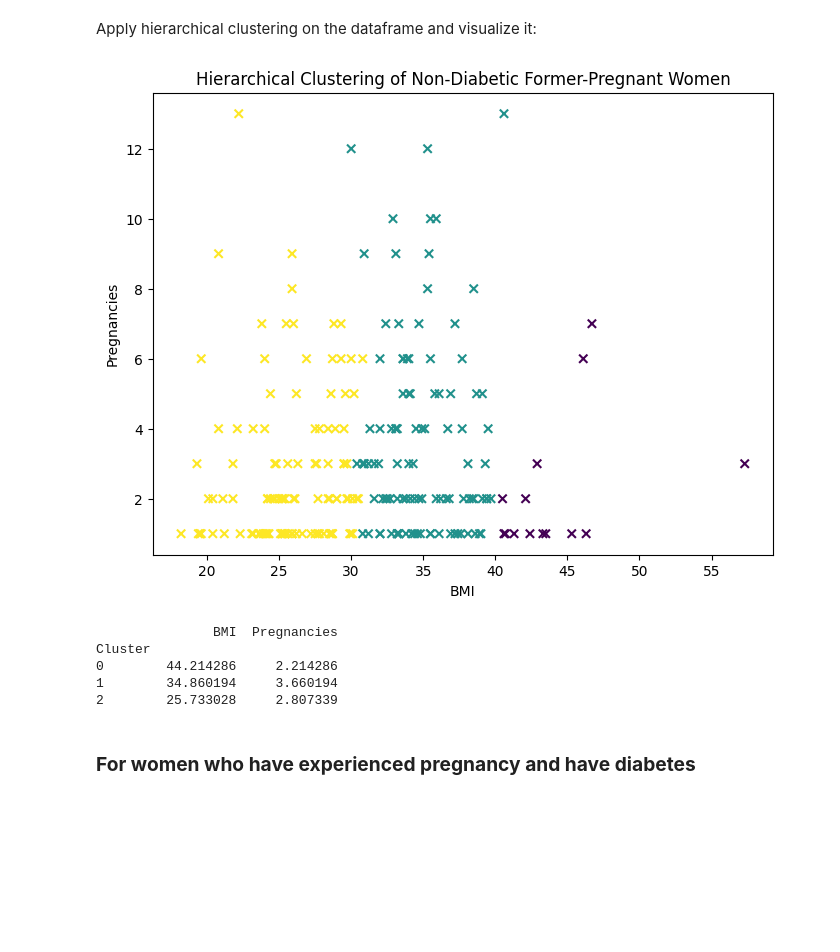
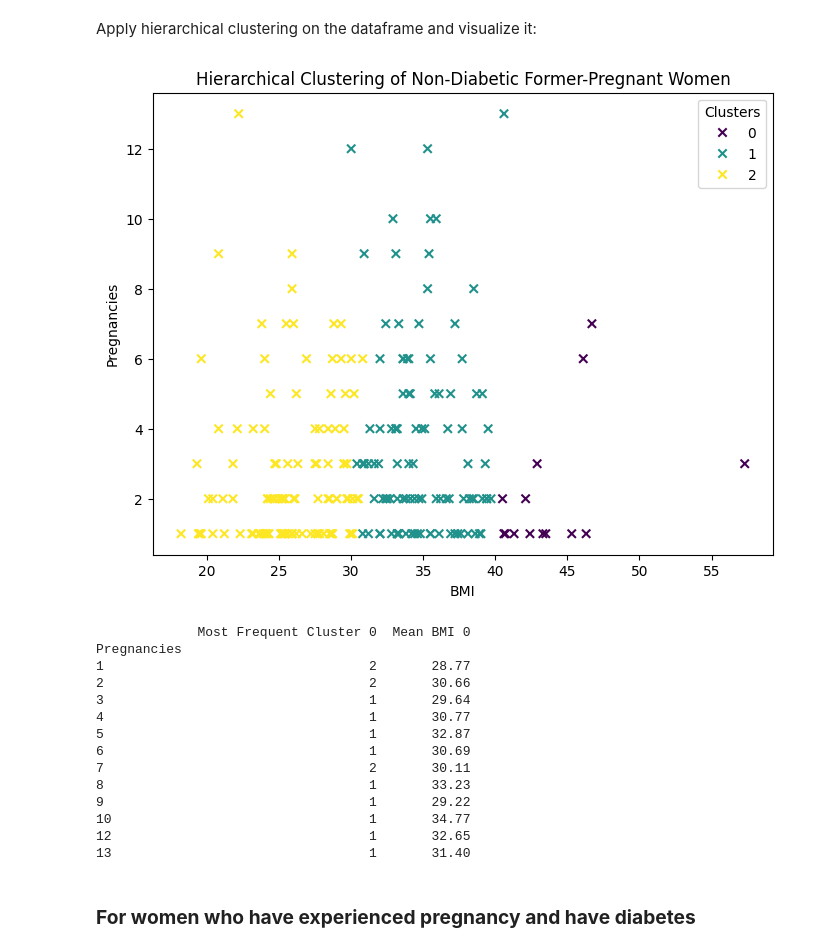
Before and after one commit to houin679/CSMODELPROJECT, a Jupyter notebook: MCO1_CSMODEL.ipynb, the cells around one changed output. Drawn from its saved outputs; the diff is of its cells as text; code cells hidden in the pictures; blank space fills up the shorter version.

```diff
--- a/MCO1_CSMODEL.ipynb
+++ b/MCO1_CSMODEL.ipynb
@@ -1172,27 +1172,41 @@ Apply hierarchical clustering on the dataframe and visualize it:
 # %%
 #perform hierarchical clustering for non-diabetic women
 non_diabetic = AgglomerativeClustering(n_clusters=3, metric='euclidean', linkage='complete')
 outcome_0_df['Cluster'] = non_diabetic.fit_predict(outcome_0_df)
 
 #visualize the clusters using a scatterplot for non-diabetic women
 plt.figure(figsize=(8, 6))
-plt.scatter(outcome_0_df['BMI'], outcome_0_df['Pregnancies'], c=outcome_0_df['Cluster'], cmap='viridis', marker='x', label='Diabetic')
+scatter = plt.scatter(outcome_0_df['BMI'], outcome_0_df['Pregnancies'], c=outcome_0_df['Cluster'], cmap='viridis', marker='x', label='Diabetic')
+plt.legend(*scatter.legend_elements(), title='Clusters')
+
 plt.xlabel('BMI')
 plt.ylabel('Pregnancies')
 plt.title('Hierarchical Clustering of Non-Diabetic Former-Pregnant Women')
 plt.show()
 # %% [output]
-[figure, old version]
+[figure, new version]
-# %%
-cluster_stats = outcome_0_df.groupby('Cluster').agg({'BMI': 'mean', 'Pregnancies': 'mean'})
-
-print(cluster_stats)
-# %% [output]
-               BMI  Pregnancies
-Cluster
-0        44.214286     2.214286
-1        34.860194     3.660194
-2        25.733028     2.807339
+# %%
+# gets the most frequent cluster at the specific number of pregnancies
+most_frequent_cluster_0 = outcome_0_df.groupby('Pregnancies')['Cluster'].agg(lambda x: x.mode().min())
+pregnancy_bmi_mean_0 = outcome_0_df[outcome_0_df['Cluster'].isin(most_frequent_cluster_0)].groupby('Pregnancies')['BMI'].mean()
+result_table_0 = pd.concat([most_frequent_cluster_0.rename('Most Frequent Cluster 0'), pregnancy_bmi_mean_0.rename('Mean BMI 0')], axis=1)
+
+print(result_table_0.round(2))
+# %% [output]
+             Most Frequent Cluster 0  Mean BMI 0
+Pregnancies
+1                                  2       28.77
+2                                  2       30.66
+3                                  1       29.64
+4                                  1       30.77
+5                                  1       32.87
+6                                  1       30.69
+7                                  2       30.11
+8                                  1       33.23
+9                                  1       29.22
+10                                 1       34.77
+12                                 1       32.65
+13                                 1       31.40
 # %% [markdown]
 ### **For women who have experienced pregnancy and have diabetes**
 # %%
```
Also changed, not shown: parts of 4 cells of this notebook.
